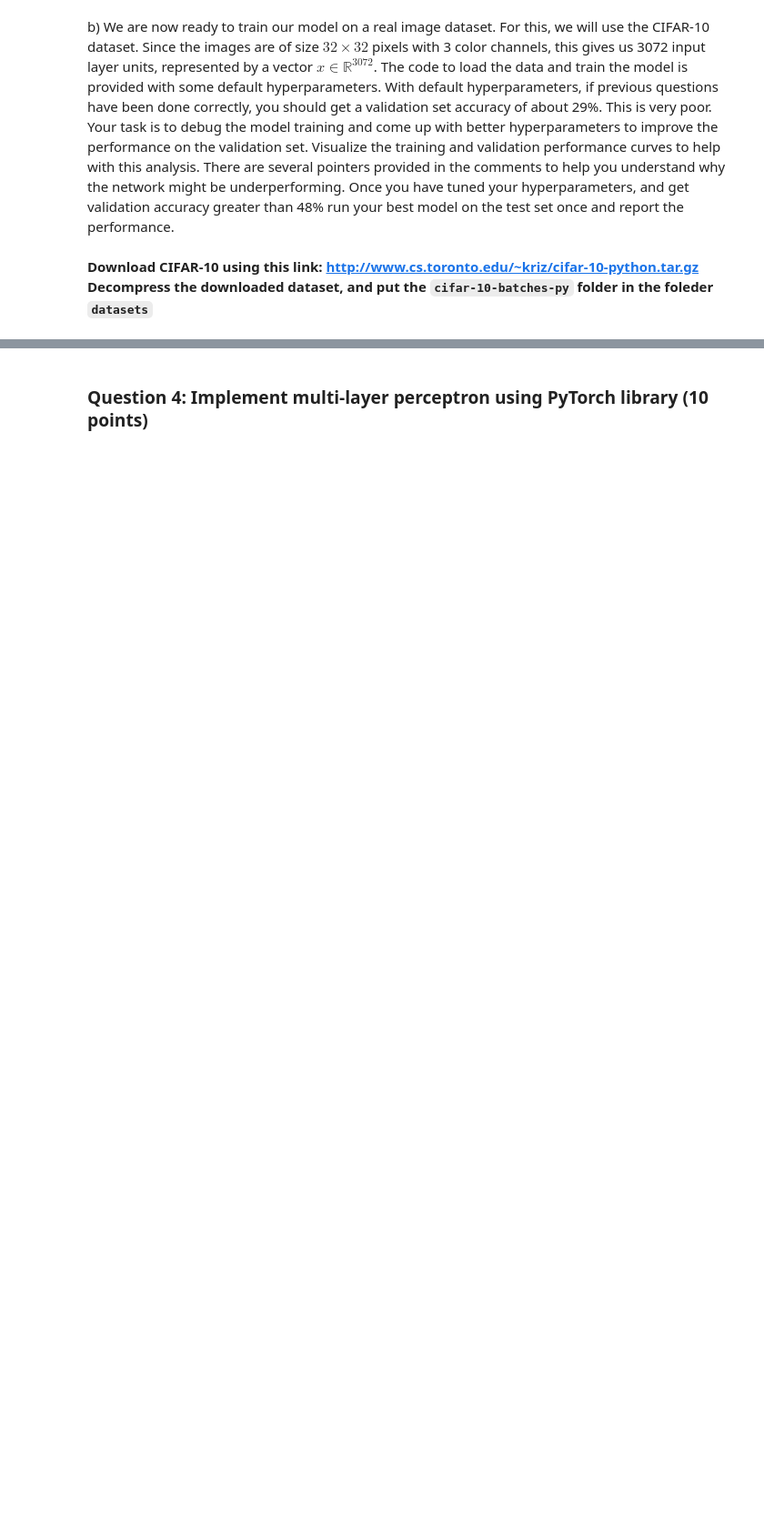
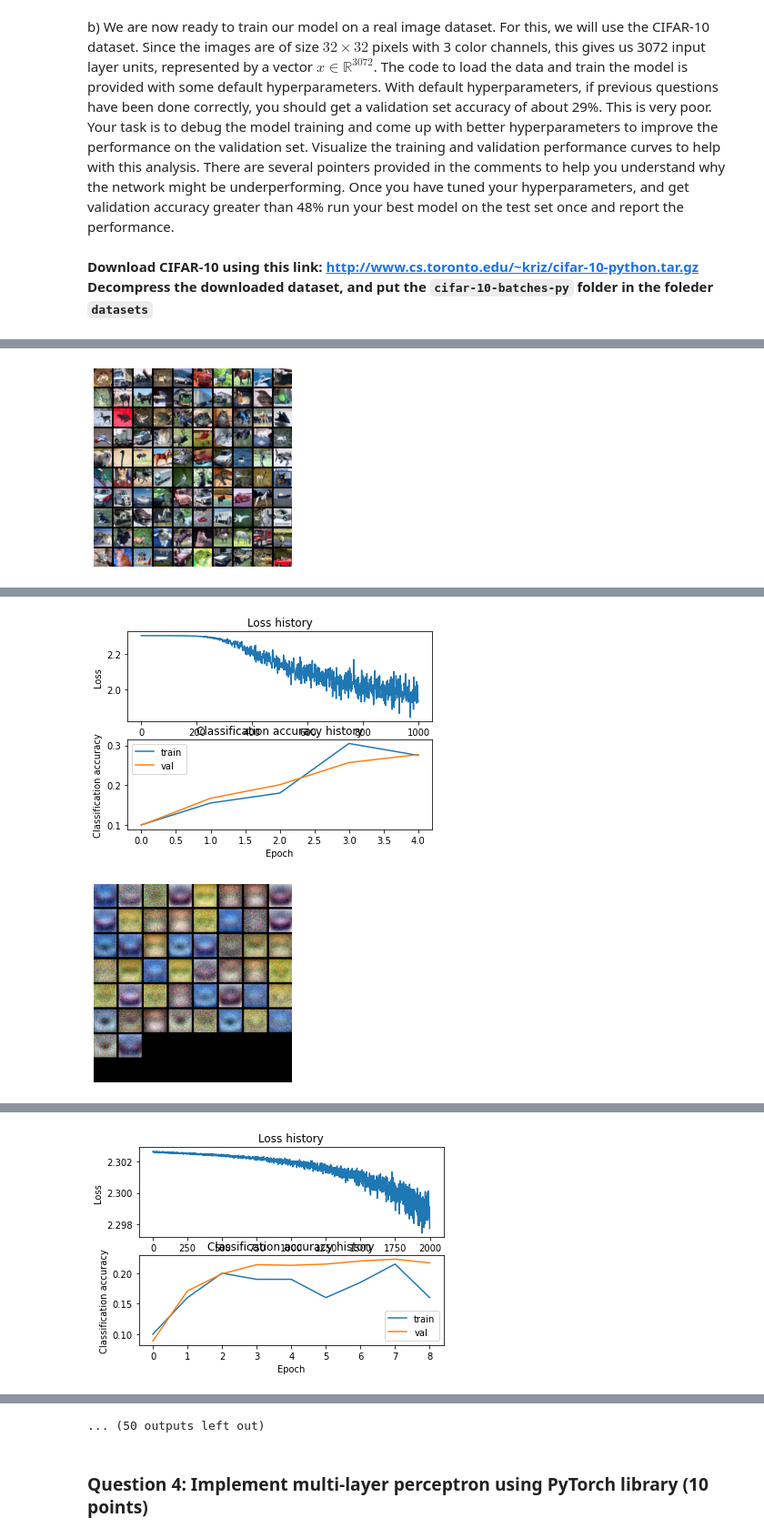
Before and after one commit to vdevictor96/hlcv-hw, a Jupyter notebook: Exercise_2/Exercise_2.ipynb, the cells around one changed output, grey strips where cells are left out. Shown at 91% size. Saved outputs shown, nothing was run; the diff lists cells and outputs as text; code cells hidden in the pictures; blank space fills up the shorter version.

```diff
--- a/Exercise_2/Exercise_2.ipynb
+++ b/Exercise_2/Exercise_2.ipynb
@@ -302,6 +302,7 @@ class TwoLayerNetv2(TwoLayerNet):
 
         # Compute the loss
         loss = 0.
+
         #############################################################################
         # TODO: Finish the forward pass, and compute the loss. This should include  #
         # both the data loss and L2 regularization for W1 and W2. Store the result  #
@@ -314,9 +315,9 @@ class TwoLayerNetv2(TwoLayerNet):
         one_hot_encoding[np.arange(y.size), y] = 1
         y = one_hot_encoding
 
-        l2 = reg * np.sum(LA.norm(W1) + LA.norm(W2))
+        l2 = reg * ( np.sum(np.power(W1, 2)) + np.sum(np.power(W2, 2)))
 
-        loss =  - (1.0 / X.shape[1]) * np.sum( np.multiply( np.log(scores), y)) + l2
+        loss = -(1.0 / X.shape[0]) * np.sum( np.multiply( np.log(scores), y)) + l2
 
         # *****END OF YOUR CODE (DO NOT DELETE/MODIFY THIS LINE)*****
 
@@ -552,6 +637,10 @@ class TwoLayerNetv4(TwoLayerNetv3):
             #########################################################################
             # *****START OF YOUR CODE (DO NOT DELETE/MODIFY THIS LINE)*****
 
+            batch_i = np.random.choice(X.shape[0], batch_size, replace = True)
+            X_batch = X[batch_i]
+            y_batch = y[batch_i]
+
             # *****END OF YOUR CODE (DO NOT DELETE/MODIFY THIS LINE)*****
 
             # Compute loss and gradients using the current minibatch
@@ -565,6 +654,12 @@ class TwoLayerNetv4(TwoLayerNetv3):
             # stored in the grads dictionary defined above.                         #
             #########################################################################
             # *****START OF YOUR CODE (DO NOT DELETE/MODIFY THIS LINE)*****
+
+            self.params['W2'] =  self.params['W2'] - learning_rate * grads['W2']
+            self.params['W1'] =  self.params['W1'] - learning_rate * grads['W1']
+            self.params['b2'] =  self.params['b2'] - learning_rate * grads['b2']
+            self.params['b1'] =  self.params['b1'] - learning_rate * grads['b1']
+
 
             # *****END OF YOUR CODE (DO NOT DELETE/MODIFY THIS LINE)*****
 
@@ -610,6 +705,8 @@ class TwoLayerNetv4(TwoLayerNetv3):
         ###########################################################################
         # *****START OF YOUR CODE (DO NOT DELETE/MODIFY THIS LINE)*****
 
+        scores = self.forward(X)
+        y_pred = np.argmax(scores, axis = 1)
         # *****END OF YOUR CODE (DO NOT DELETE/MODIFY THIS LINE)*****
 
         return y_pred
@@ -651,6 +751,8 @@ than 48\% run your best model on the test set once and report the performance.
 <br />
 **Decompress the downloaded dataset, and put the `cifar-10-batches-py` folder in the foleder `datasets`**
 # %%
+random.seed(10)
+
 def show_net_weights(net):
     W1 = net.params['W1']
     W1 = W1.reshape(32, 32, 3, -1).transpose(3, 0, 1, 2)
@@ -687,6 +789,7 @@ input_size = 32 * 32 * 3
 hidden_size = 50
 num_classes = 10
 net = TwoLayerNetv4(input_size, hidden_size, num_classes)
+
 # Train the network
 stats = net.train(X_train, y_train, X_val, y_val,
             num_iters=1000, batch_size=200,
@@ -771,8 +874,59 @@ best_net = None # store the best model into this
 #                                                                               #
 # Tweaking hyperparameters by hand can be fun, but you might find it useful to  #
 # write code to sweep through possible combinations of hyperparameters          #
-#################################################################################
+
 # *****START OF YOUR CODE (DO NOT DELETE/MODIFY THIS LINE)*****
+
+learning_rates = [1e-5, 1e-4, 1e-3]
+hidden_sizes = [100, 300, 500]
+reg_strength = [5e-6, 5e-4, 5e-2]
+best_reg = best_hidden_size = best_lr = best_acc = 0
+
+for hidden_size in hidden_sizes:
+    for learning_rate in learning_rates:
+        for rs in reg_strength:
+
+            print("Learning rate: ", learning_rate)
+            print("Hidden layer: ", hidden_size)
+            print("Reg strength: ", rs)
+
+
+            net = TwoLayerNetv4(input_size, hidden_size, num_classes)
+
+            stats = net.train(X_train, y_train, X_val, y_val,
+                        num_iters = 2000, batch_size = 200,
+                        learning_rate = learning_rate, learning_rate_decay = 0.95,
+                        reg = rs, verbose=True)
+
+            val_acc = (net.predict(X_val) == y_val).mean()
+            print('Validation accuracy: ', val_acc)
+
+            if val_acc > best_acc:
+                best_acc = val_acc
+                best_net = net
+                best_lr = learning_rate
+                best_hidden_size = hidden_size
+                best_reg = rs
+
+            plt.subplot(2, 1, 1)
+            plt.plot(stats['loss_history'])
+            plt.title('Loss history')
+            plt.xlabel('Iteration')
+            plt.ylabel('Loss')
+
+            plt.subplot(2, 1, 2)
+            plt.plot(stats['train_acc_history'], label='train')
+            plt.plot(stats['val_acc_history'], label='val')
+            plt.title('Classification accuracy history')
+            plt.xlabel('Epoch')
+            plt.ylabel('Classification accuracy')
+            plt.legend()
+            plt.show()
+
+print("Best learning rate: ", best_lr)
+print("Best size for hidden layer: ", best_hidden_size)
+print("Best reg: ", best_reg)
+
 
 # *****END OF YOUR CODE (DO NOT DELETE/MODIFY THIS LINE)*****
 
@@ -794,3 +948,4 @@ show_net_weights(best_net)
 
 test_acc = (best_net.predict(X_test) == y_test).mean()
 print('Test accuracy: ', test_acc)
+# %% [output]
@@ -796,0 +958 @@ print('Test accuracy: ', test_acc)
+[figure, added]
@@ -796,0 +970,2 @@ print('Test accuracy: ', test_acc)
+[figure, added]
+[figure, added]
@@ -796,0 +989 @@ print('Test accuracy: ', test_acc)
+[figure, added]
@@ -797,3 +1043,4 @@ print('Test accuracy: ', test_acc)
+... (50 outputs left out)
 # %% [markdown]
 ### Question 4: Implement multi-layer perceptron using PyTorch library (10 points)
 # %% [markdown]
```
Also changed, not shown: parts of 13 cells of this notebook.
